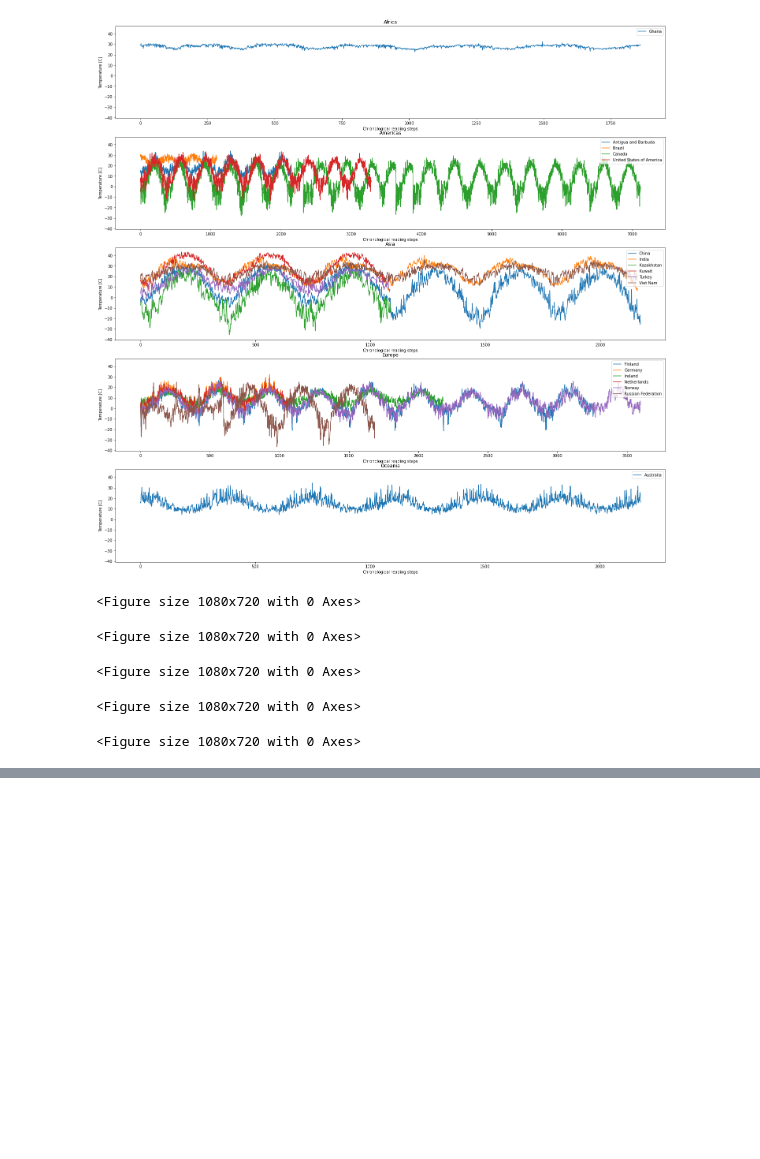
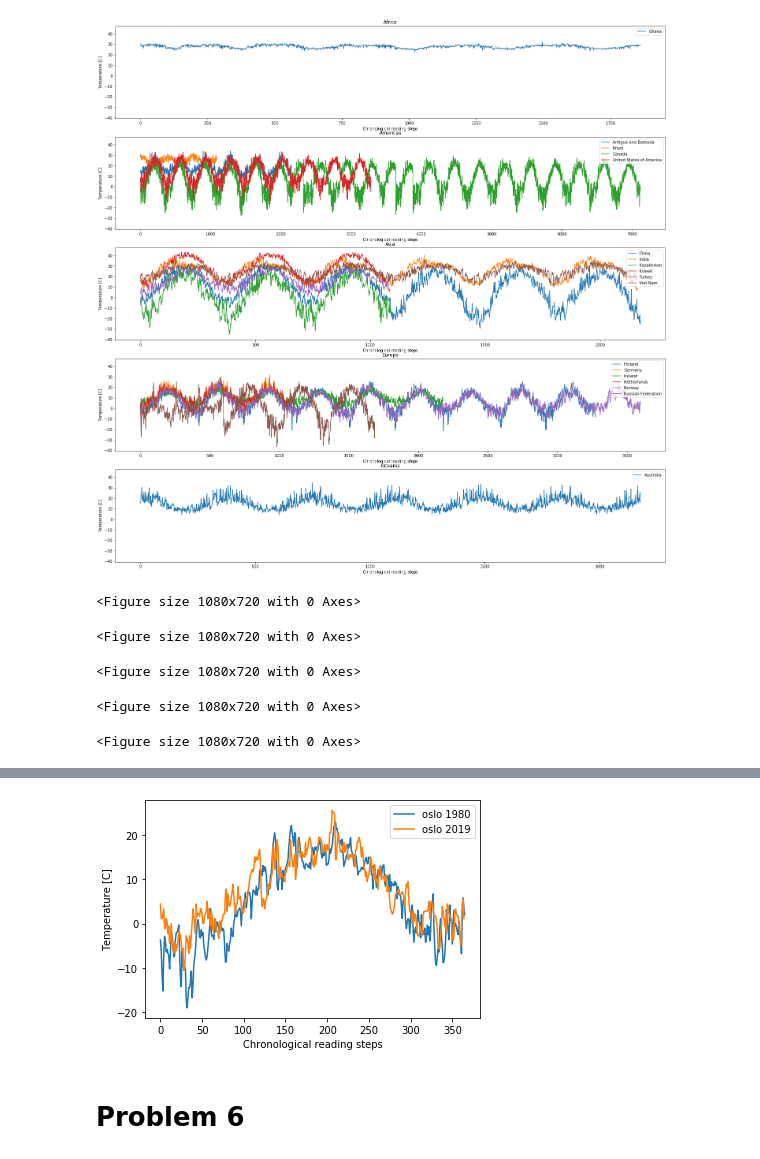
Before and after one commit to WilliamMRS/ingt1001-prosjektet, a Jupyter notebook: prosjektJupyter/PandasOppgaver.ipynb, the cells around one changed output, grey strips where cells are left out. Saved outputs shown, nothing was run; the diff lists cells and outputs as text; code cells hidden in the pictures; blank space fills up the shorter version.

```diff
--- a/prosjektJupyter/PandasOppgaver.ipynb
+++ b/prosjektJupyter/PandasOppgaver.ipynb
@@ -331,0 +323,9 @@ Man bør vite hva du skal finne ut og vite hva du skal lete etter. Ett stort dat
+# %%
+trinn_3_4_6(old_oslo)
+oslo_2019 = get_specific_df(df_complete_cont, "OSLO BLINDERN", 2019)
+# %%
+plot_dfs([old_oslo, oslo_2019], "TAVG", ["oslo 1980", "oslo 2019"], title = "Oslo 1980 and Oslo 2019", x_label = "Chronological reading steps", y_label = "Temperature [C]")
+# %% [output]
+[figure, added]
+# %% [markdown]
+# Problem 6
```
Also changed, not shown: parts of 10 cells of this notebook.
